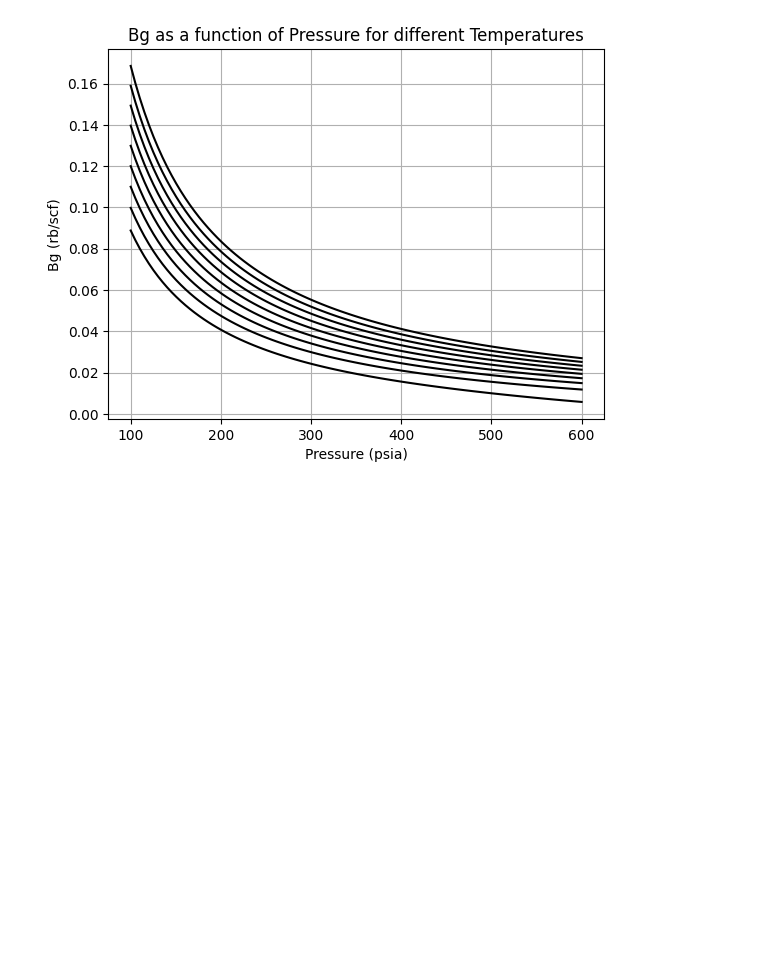
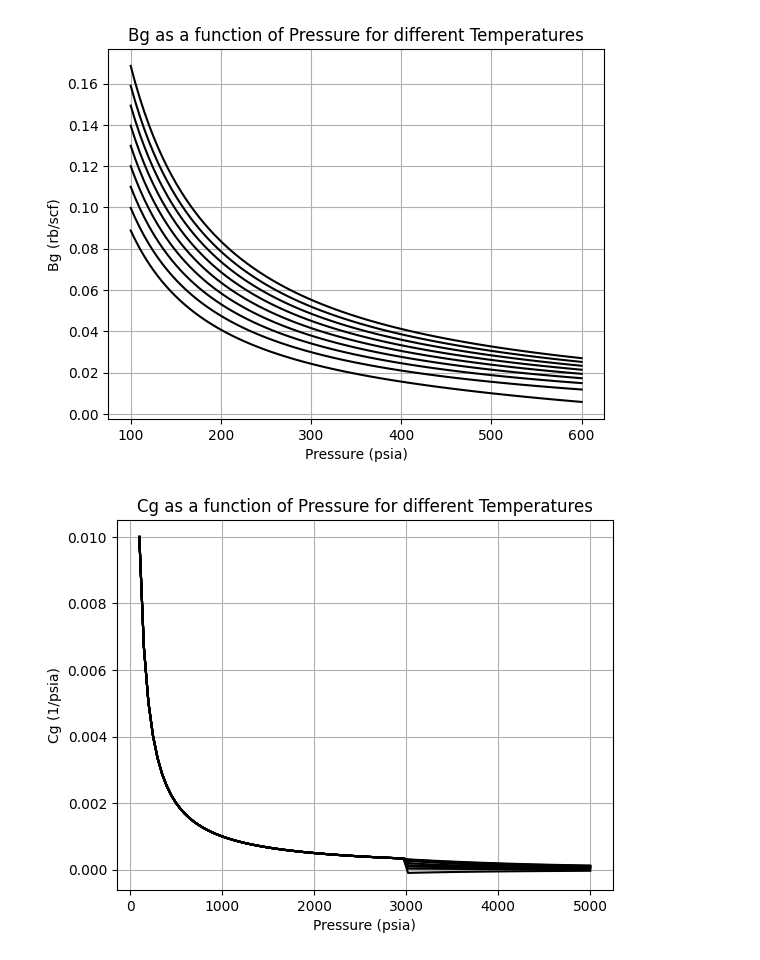
Before and after one commit to andydean27/pyRE, a Jupyter notebook: examples/fluids/gas.ipynb, the cells around one changed output. Drawn from its saved outputs; the diff is of its cells as text; code cells hidden in the pictures; blank space fills up the shorter version.

```diff
--- a/examples/fluids/gas.ipynb
+++ b/examples/fluids/gas.ipynb
@@ -94,7 +96,7 @@ import numpy as np
 P = np.linspace(100, 600, 100)
 T = np.linspace(300, 600, 10)
 for t in T:
-    Bg = np.array([gas_model.Bg(p, t) for p in P])
+    Bg = np.array([gas_model.formation_volume_factor(p, t) for p in P])
     plt.plot(P, Bg, label=f'T = {t} R', color = "k")
 
 plt.xlabel('Pressure (psia)')
@@ -104,3 +106,21 @@ plt.grid(True)
 plt.show()
 # %% [output]
 [figure]
+# %%
+import matplotlib.pyplot as plt
+import numpy as np
+
+# Plot gas formation volume factor as function of pressure, lines by temperature
+P = np.linspace(100, 5000, 100)
+T = np.linspace(300, 600, 10)
+for t in T:
+    Bg = np.array([gas_model.compressibility(p, t) for p in P])
+    plt.plot(P, Bg, label=f'T = {t} R', color = "k")
+
+plt.xlabel('Pressure (psia)')
+plt.ylabel('Cg (1/psia)')
+plt.title('Cg as a function of Pressure for different Temperatures')
+plt.grid(True)
+plt.show()
+# %% [output]
+[figure, added]
```
Also changed, not shown: parts of 5 cells of this notebook, 4 other files.
